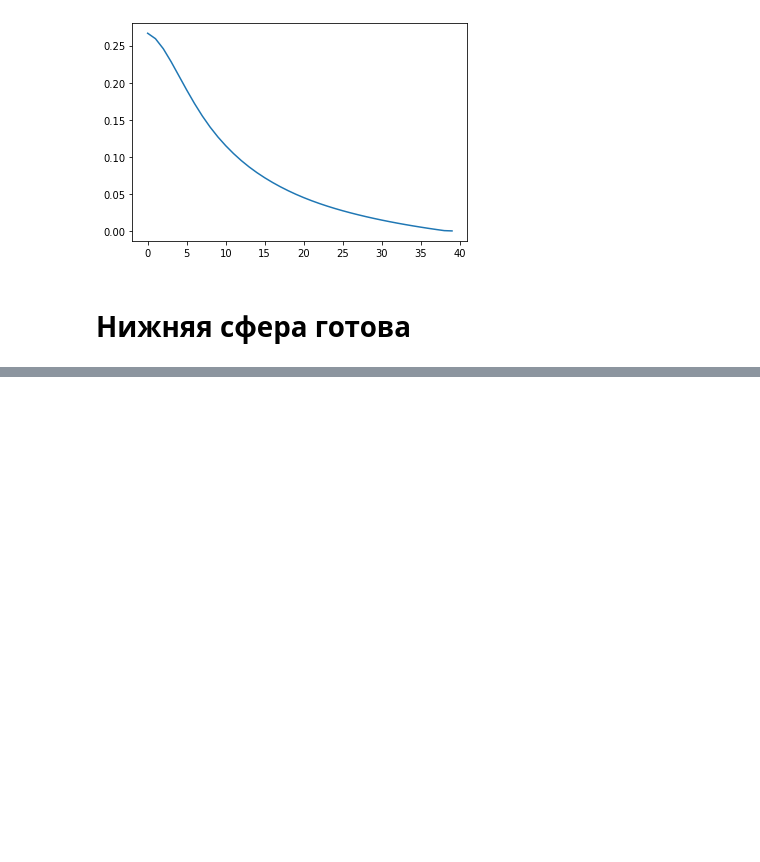
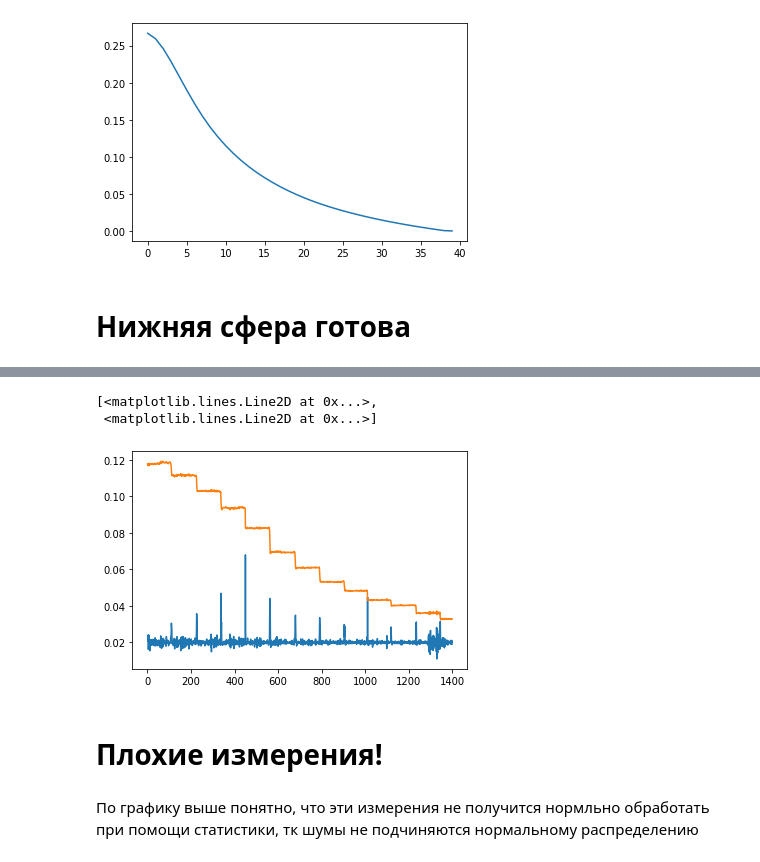
Before and after one commit to Semyonov-as/IPYNBs, a Jupyter notebook: Photonics/Scattering_honiometr.ipynb, the cells around one changed output, grey strips where cells are left out. Saved outputs shown, nothing was run; the diff lists cells and outputs as text; code cells hidden in the pictures; blank space fills up the shorter version.

```diff
--- a/Photonics/Scattering_honiometr.ipynb
+++ b/Photonics/Scattering_honiometr.ipynb
@@ -114,0 +207,15 @@ plt.plot(d, U_bot)
+# %%
+diff = [(normalised[i-1] - normalised[i])*5+0.02 for i in range(1, len(normalised))]
+n = np.arange(0, len(diff))
+start_point = 1
+end_point = 1400
+
+plt.plot(n[start_point:end_point:], diff[start_point-1:end_point-1], n[start_point:end_point:], normalised[start_point:end_point:])
+# %% [output]
+[<matplotlib.lines.Line2D at 0x...>,
+ <matplotlib.lines.Line2D at 0x...>]
+[figure, added]
+# %% [markdown]
+# Плохие измерения!
+# %% [markdown]
+По графику выше понятно, что эти измерения не получится нормльно обработать при помощи статистики, тк шумы не подчиняются нормальному распределению
```
Also changed, not shown: parts of 22 cells of this notebook, 2 other files.
